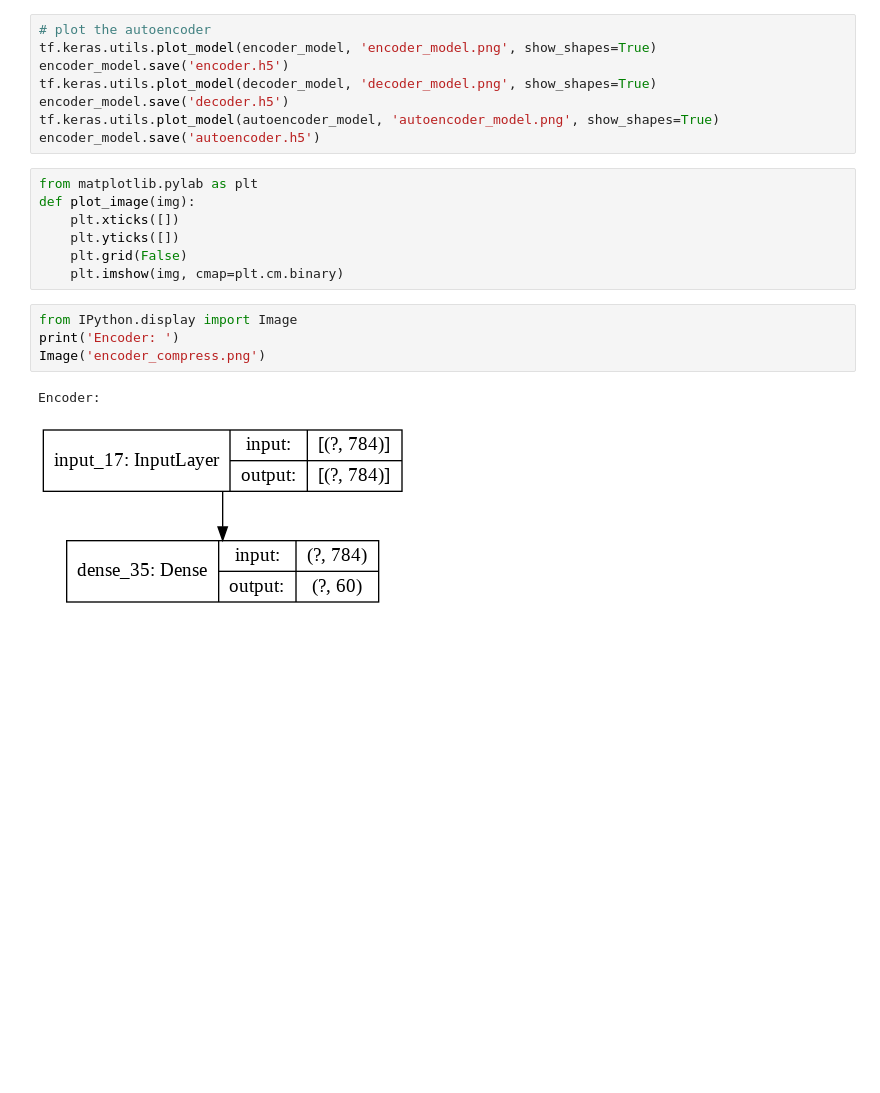
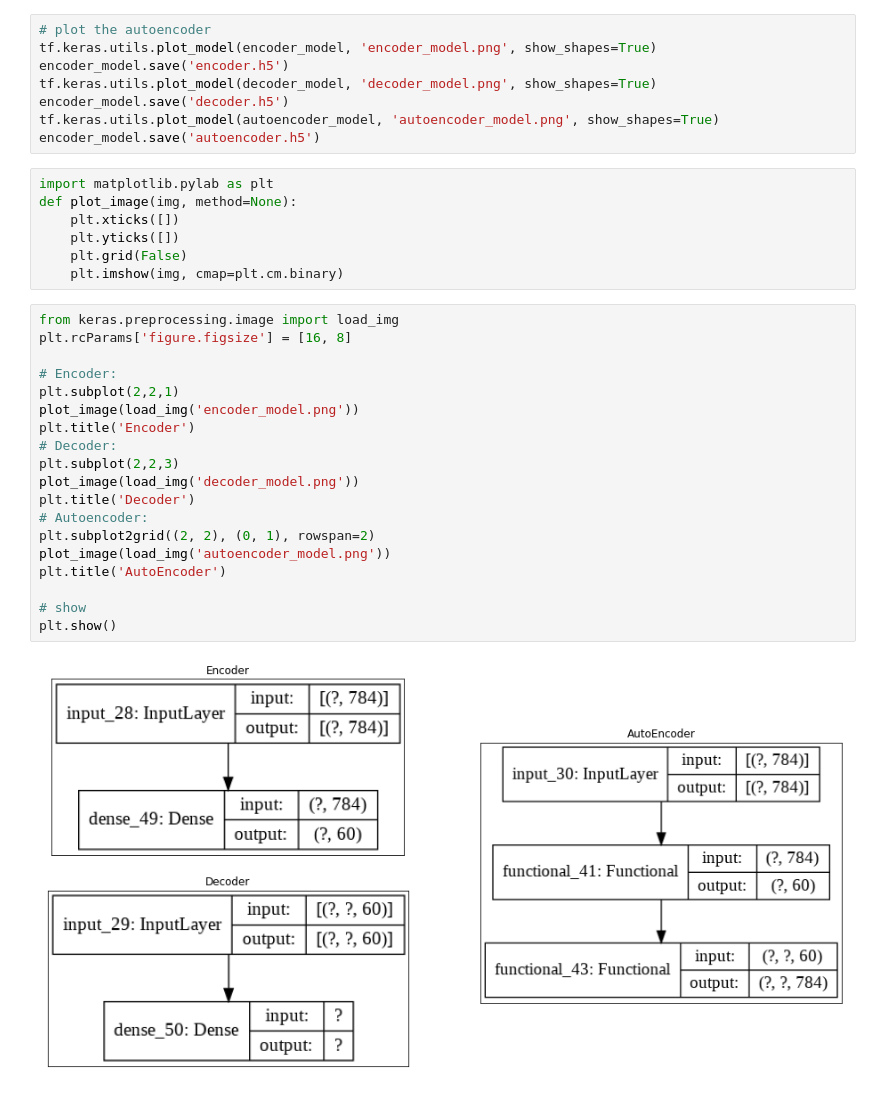
Before and after one commit to MohammadRaziei/Deep-Learning-Cource, a Jupyter notebook: HW03/Q6/HW03_Q6.ipynb, the cells around one changed output. Saved outputs shown, nothing was run; the diff lists cells and outputs as text; blank space fills up the shorter version.

```diff
--- a/HW03/Q6/HW03_Q6.ipynb
+++ b/HW03/Q6/HW03_Q6.ipynb
@@ -112,19 +114,33 @@ encoder_model.save('decoder.h5')
 tf.keras.utils.plot_model(autoencoder_model, 'autoencoder_model.png', show_shapes=True)
 encoder_model.save('autoencoder.h5')
 # %%
-from matplotlib.pylab as plt
-def plot_image(img):
+import matplotlib.pylab as plt
+def plot_image(img, method=None):
     plt.xticks([])
     plt.yticks([])
     plt.grid(False)
     plt.imshow(img, cmap=plt.cm.binary)
-# %%
-from IPython.display import Image
-print('Encoder: ')
-Image('encoder_compress.png')
-# %% [output]
-Encoder:
-[figure, removed]
+# %%
+from keras.preprocessing.image import load_img
+plt.rcParams['figure.figsize'] = [16, 8]
+
+# Encoder:
+plt.subplot(2,2,1)
+plot_image(load_img('encoder_model.png'))
+plt.title('Encoder')
+# Decoder:
+plt.subplot(2,2,3)
+plot_image(load_img('decoder_model.png'))
+plt.title('Decoder')
+# Autoencoder:
+plt.subplot2grid((2, 2), (0, 1), rowspan=2)
+plot_image(load_img('autoencoder_model.png'))
+plt.title('AutoEncoder')
+
+# show
+plt.show()
+# %% [output]
+[figure, added]
 # %%
 # make prediction on test set
 data_reconst = autoencoder_model.predict(data_test).reshape(x_test.shape)
```
Also changed, not shown: parts of 4 cells of this notebook.
